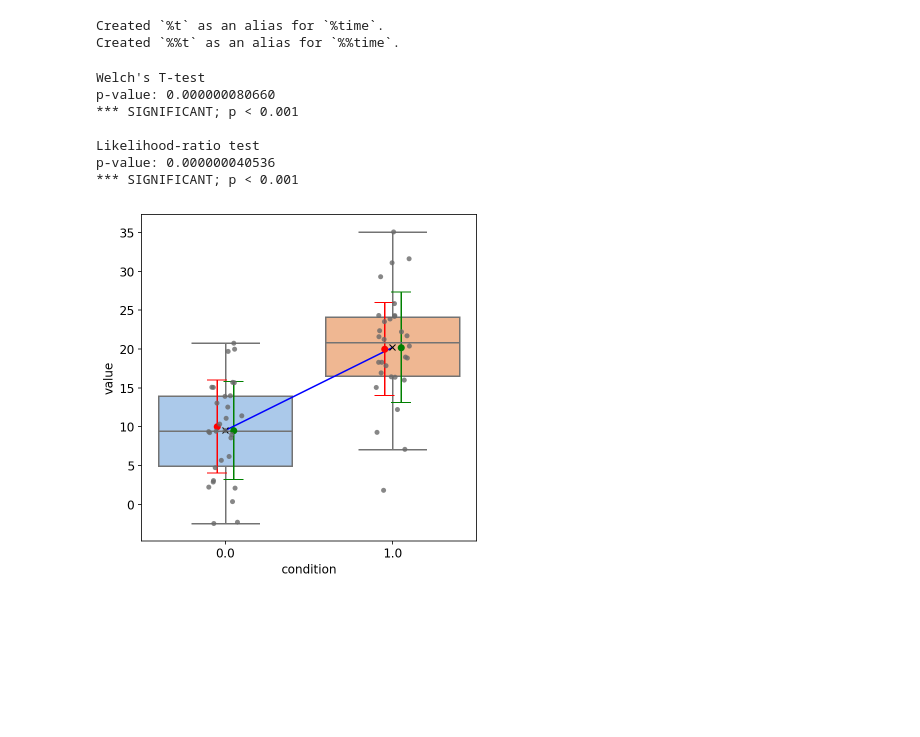
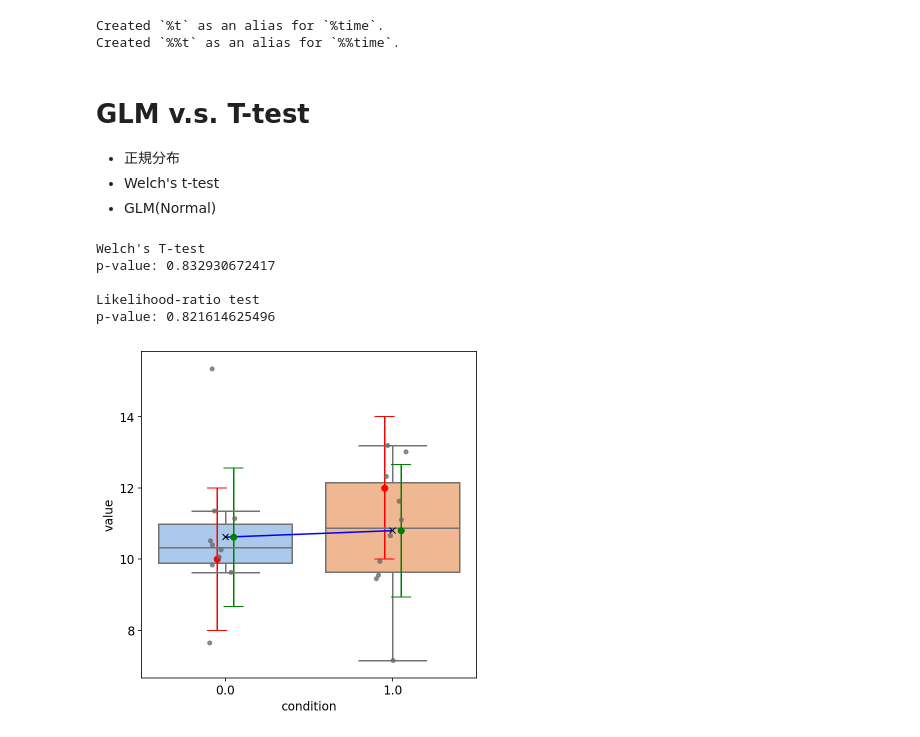
Before and after one commit to ishibaki/introduction_to_statistical_modeling_for_data_analysis, a Jupyter notebook: glm_vs_t-test.ipynb, the cells around one changed output. Drawn from its saved outputs; the diff is of its cells as text; code cells hidden in the pictures; blank space fills up the shorter version.

```diff
--- a/glm_vs_t-test.ipynb
+++ b/glm_vs_t-test.ipynb
@@ -42,12 +42,18 @@ from scipy.stats import norm
 # %% [output]
 Created `%t` as an alias for `%time`.
 Created `%%t` as an alias for `%%time`.
+# %% [markdown]
+# GLM v.s. T-test
+
+- 正規分布
+- Welch's t-test
+- GLM(Normal)
 # %%
-sample_num = 30
+sample_num = 10
 mu_1  = 10
-sig_1 = 6
-mu_2  = 20
-sig_2 = 6
+sig_1 = 2
+mu_2  = 12
+sig_2 = 2
 
 y_1 = np.random.normal(mu_1, sig_1, sample_num)
 y_2 = np.random.normal(mu_2, sig_2, sample_num)
@@ -132,35 +138,33 @@ sns.stripplot(data=df,
               color="dimgrey",
               alpha=0.8)
 
 # GLM
 ax.plot([0, 1],
         [b_1_cond, b_1_cond + b_2_cond],
         'b-')
 
 # Observed
 ax.errorbar([0.05, 1.05],
             [y_1.mean(), y_2.mean()],
             yerr=[y_1.std(ddof=1),
                   y_2.std(ddof=1)],
             fmt='o',
             color='green',
             capsize=10
             )
 # Real
 ax.errorbar([-0.05, 0.95],
             [mu_1, mu_2],
             yerr=[sig_1, sig_2],
             fmt='o',
             color='red',
             capsize=10
             )
 plt.show()
 # %% [output]
 Welch's T-test
-p-value: 0.000000080660
-*** SIGNIFICANT; p < 0.001
+p-value: 0.832930672417
 
 Likelihood-ratio test
-p-value: 0.000000040536
-*** SIGNIFICANT; p < 0.001
+p-value: 0.821614625496
-[figure, old version]
+[figure, new version]
```
Also changed, not shown: parts of 7 cells of this notebook.
